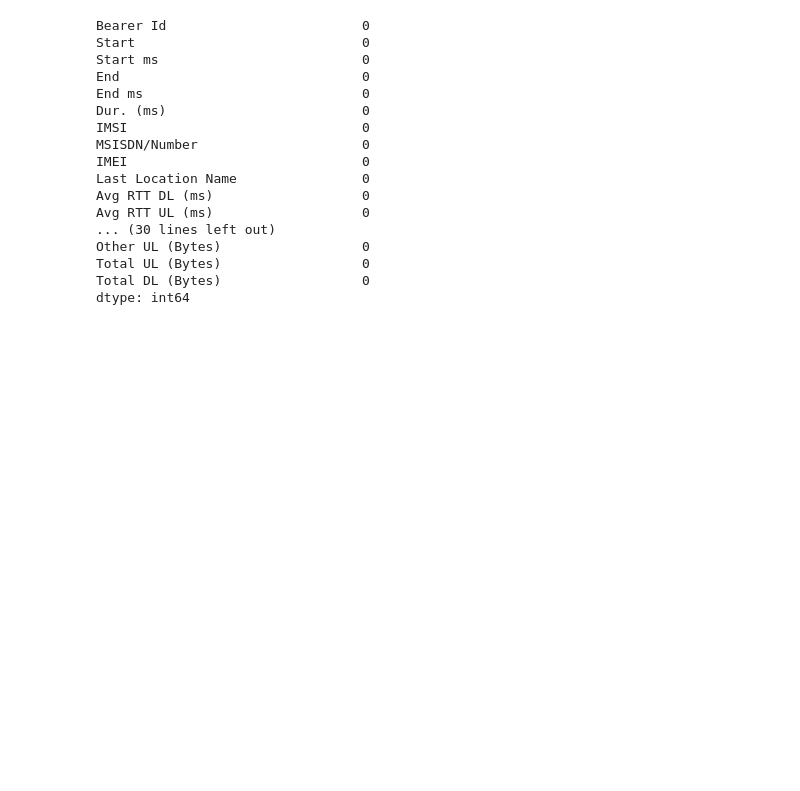
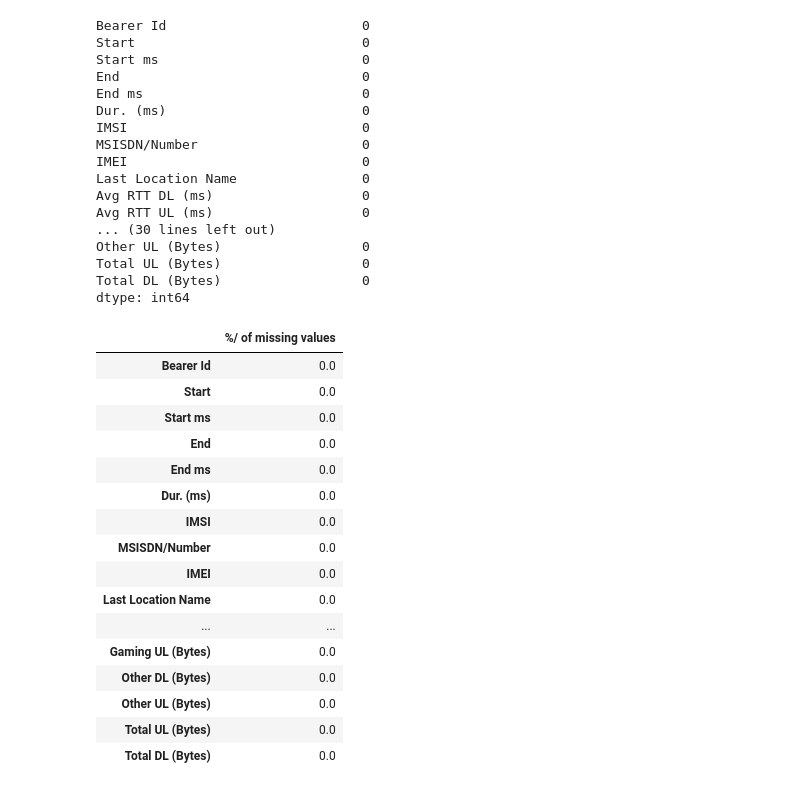
Before and after one commit to nahomHmichael/Telecom-User-Analytics, a Jupyter notebook: notebooks/user_overview_analysis.ipynb, the cells around one changed output. Saved outputs shown, nothing was run; the diff lists cells and outputs as text; code cells hidden in the pictures; blank space fills up the shorter version.

Commit message:
Update: started on analysis of user overview

```diff
--- a/notebooks/user_overview_analysis.ipynb
+++ b/notebooks/user_overview_analysis.ipynb
@@ -332,0 +333,22 @@ clean_df = pd.read_csv('../data/clean_tel')
+# %%
+prt = clean_df.isnull().sum() * 100/ len(clean_df)
+missing = pd.DataFrame({'%/ of missing values': prt})
+missing
+# %% [output]
+|  | %/ of missing values |
+| Bearer Id | 0.0 |
+| Start | 0.0 |
+| Start ms | 0.0 |
+| End | 0.0 |
+| End ms | 0.0 |
+| Dur. (ms) | 0.0 |
+| IMSI | 0.0 |
+| MSISDN/Number | 0.0 |
+| IMEI | 0.0 |
+| Last Location Name | 0.0 |
+| ... | ... |
+| Gaming UL (Bytes) | 0.0 |
+| Other DL (Bytes) | 0.0 |
+| Other UL (Bytes) | 0.0 |
+| Total UL (Bytes) | 0.0 |
+| Total DL (Bytes) | 0.0 |
```
Also changed, not shown: parts of 5 cells of this notebook.
